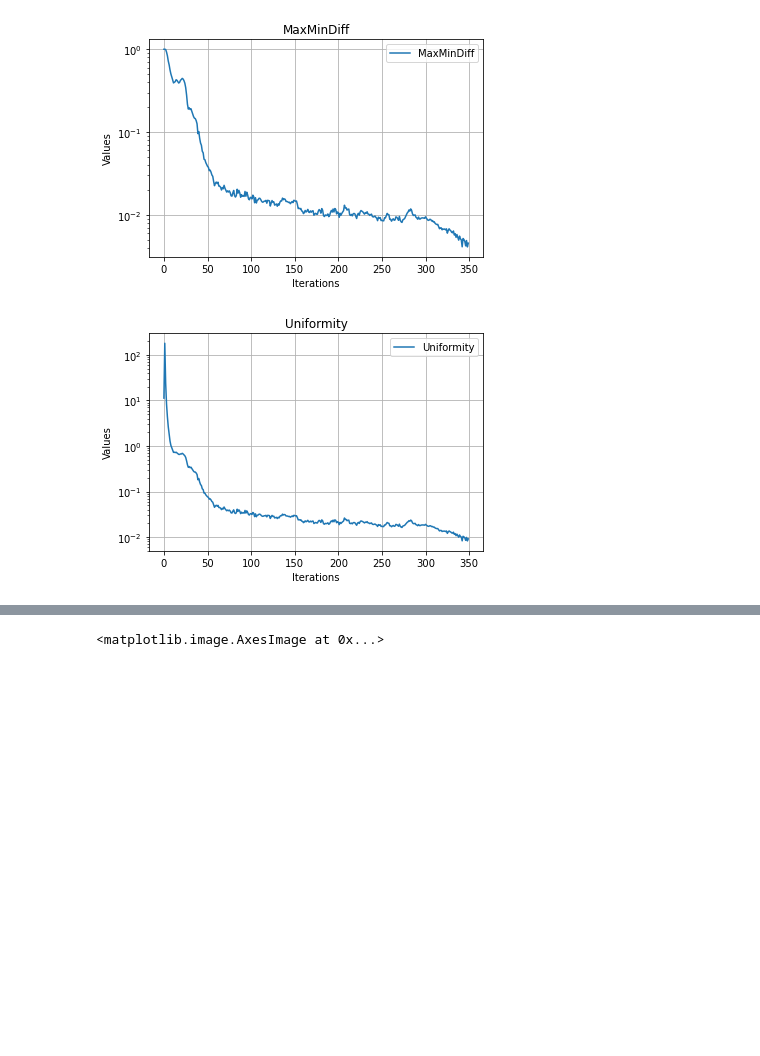
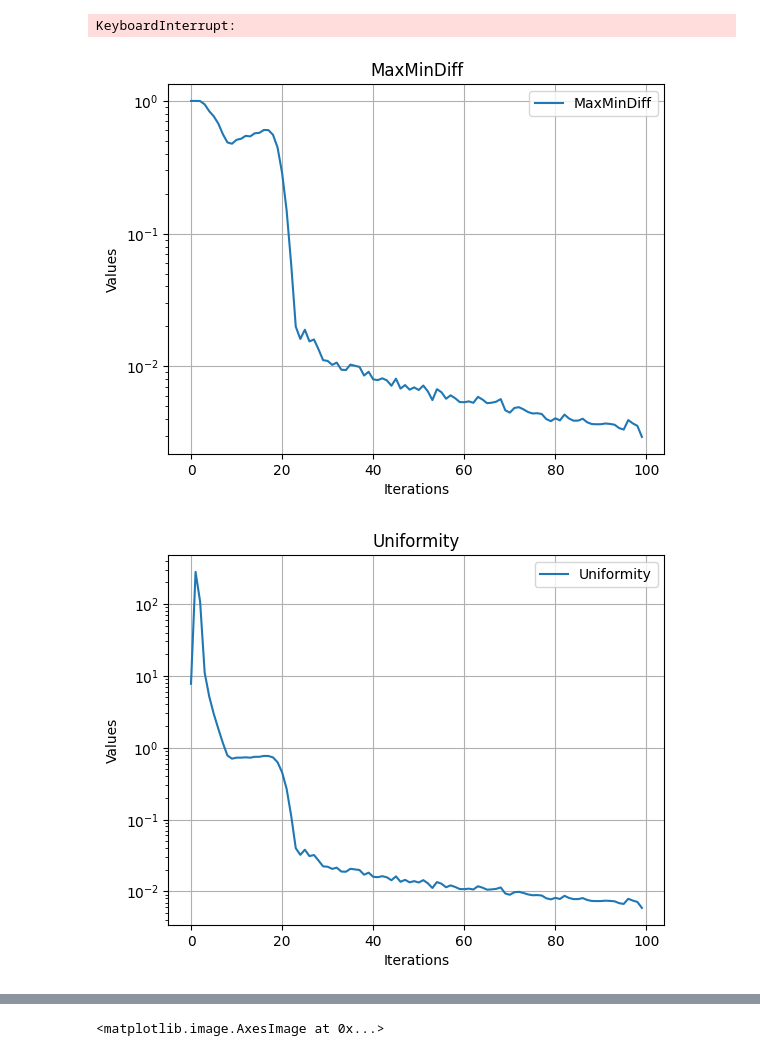
Before and after one commit to nsong03/Ultracold-Research, a Jupyter notebook: GWS-Summer2024/tweezergeneration_simulation.ipynb, the cells around one changed output, grey strips where cells are left out. Cells and saved outputs as stored; diff of their text form; code cells hidden in the pictures; blank space fills up the shorter version.

```diff
--- a/GWS-Summer2024/tweezergeneration_simulation.ipynb
+++ b/GWS-Summer2024/tweezergeneration_simulation.ipynb
@@ -55,8 +58,8 @@ errormetric = Err_MaxMinDiff
 
 
 
-sizefactor = 3
-tweezerspacing = 9
+sizefactor = 1
+tweezerspacing = 3
 numxtweezers = 70
 numytweezers = 70
 imgname = f"{numxtweezers}by{numytweezers}_{tweezerspacing}spacing_mag{sizefactor}" # DEFINE NAME FIRST
@@ -82,9 +85,9 @@ print(f"Airy disk radius is: {airydiskradius * 10**6} microns")
 print(f"Tweezer spacing is: {tweezerspacing * fourierplanesize * 10**6} microns")
 
 # tweezerarray = cp.array(gaussian_filter(tweezerarray.get(), airydiskradius / fourierplanesize /(2 * np.sqrt(2 * np.log(2)))))
-tweezerarray = cp.array(gaussian_filter(tweezerarray.get(), 0.2))
+tweezerarray = cp.array(gaussian_filter(tweezerarray, 0.2))
 
 tweezerarray = tweezerarray / cp.max(tweezerarray)
-plt.imshow(zoomin(tweezerarray).get())
+plt.imshow(zoomin(tweezerarray))
 plt.colorbar()
 # %% [output]
@@ -104,9 +107,11 @@ randomguess = cp.random.rand(1300, 1300)
 # %%
 # Get initial phase guess
 initialphaseguess = create_phasemap(kvector_tweezers, kvector_initoffsets, wavetype=makesawtooth, opton=True, opttype=Phase_MinAmp, optiter=10)
+# %% [output]
+KeyboardInterrupt:
 # %%
 # Derive necessary phase for tweezers   randomguess = cp.rand.random(cp.shape(numpixels, numpixels))
-optimizedout  = derivephase(Pen_Lukin, tweezerarray, initialphaseguess, 100,1)
+optimizedout  = derivephase(Pen_Lukin, tweezerarray, randomguess, 100,1)
 # %%
 # Derive necessary phase for tweezers - fixed phase method
 optimizedout_fixedphase  = derivephase_fixed(Pen_Lukin, tweezerarray, initialphaseguess, 300, 50,1)
@@ -115,35 +120,35 @@ optimizedout_fixedphase  = derivephase_fixed(Pen_Lukin, tweezerarray, initialpha
 # labels = optimizedout.get_all_labels()
 # errors_fixedphase = optimizedout_fixedphase.get_all_errors()
 # labels_fixedphase = optimizedout_fixedphase.get_all_labels()
 
 # errors_combined = errors.copy()
 # for i in range(len(errors_combined)):
 #     errors_combined[i] = np.append((errors[i].get()),(errors_fixedphase[i].get()))
 
 # for i, label in enumerate(labels):
 #     plt.figure()
 #     plt.loglog(errors_combined[i], label=str(cp.asnumpy(label))+" calcoff")
 #     plt.title(label)
 #     plt.legend()
 #     plt.xlabel('Iterations')
 #     plt.ylabel('Values')
 #     plt.grid(True)
 #     plt.show()
 
 
-errors_thing = optimizedout_fixedphase.get_all_errors()
-labels_thing = optimizedout_fixedphase.get_all_labels()
+errors_thing = optimizedout.get_all_errors()
+labels_thing = optimizedout.get_all_labels()
 
 for i, label in enumerate(labels_thing):
     plt.figure()
-    plt.plot(errors_thing[i].get(), label=label)
+    plt.plot(errors_thing[i], label=label)
     plt.yscale('log')  # Set y-axis to logarithmic scale
     plt.title(label)
     plt.legend()
     plt.xlabel('Iterations')
     plt.ylabel('Values')
     plt.grid(True)
     plt.show()
 # %% [output]
-[figure, old version]
+[figure, new version]
-[figure, old version]
+[figure, new version]
```
Also changed, not shown: parts of 5 cells of this notebook, 27 other files.
